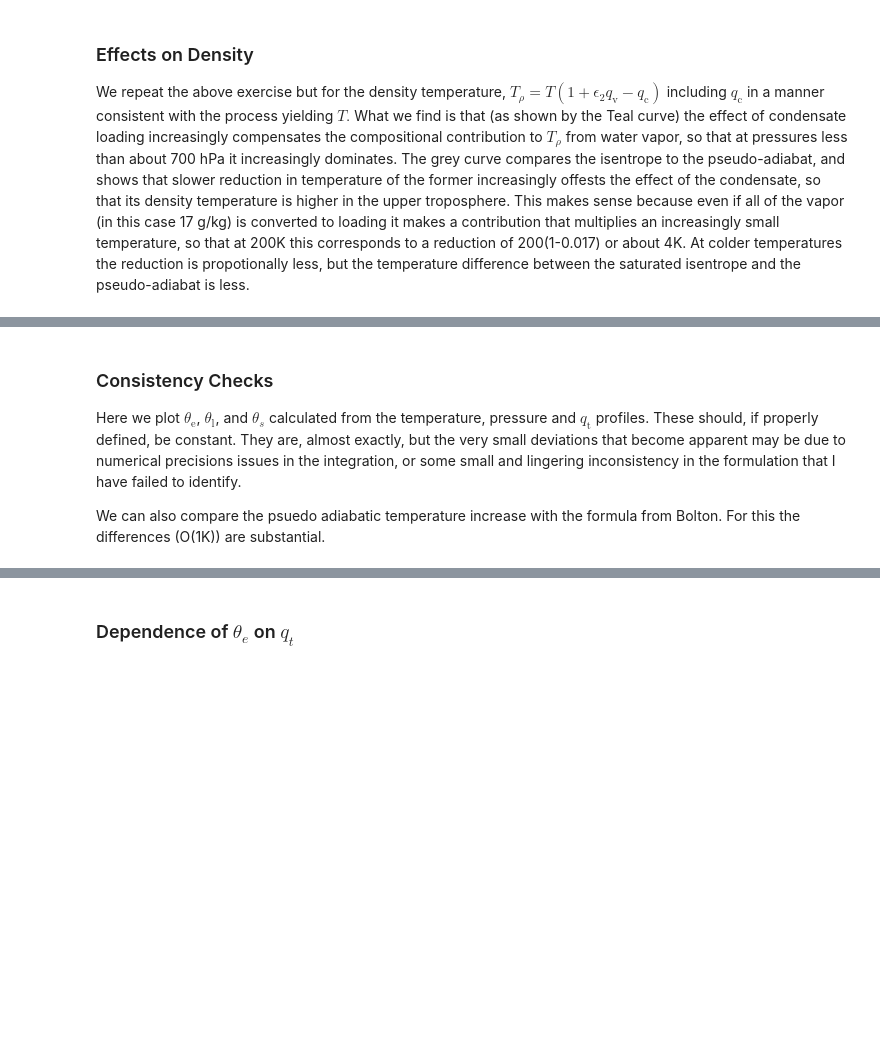
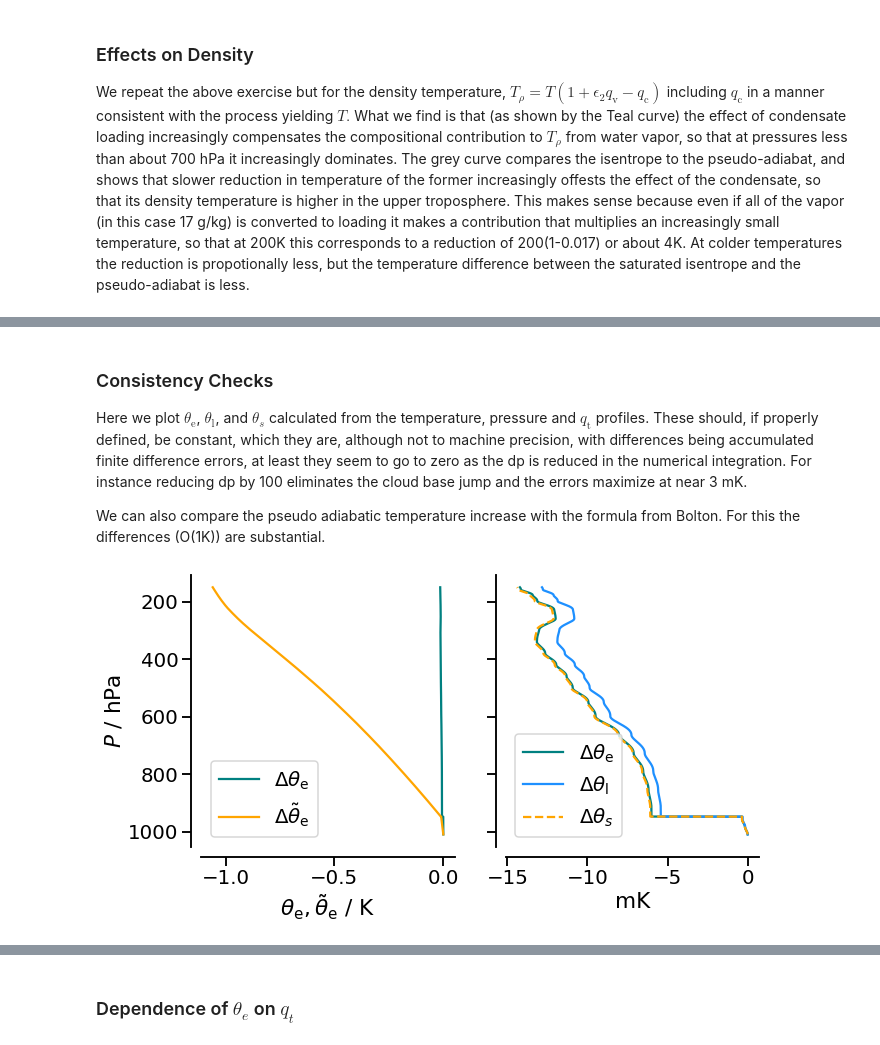
Before and after one commit to bjorn-stevens/Thermodynamics, a Jupyter notebook: moist-thermodynamics.ipynb, the cells around one changed output, grey strips where cells are left out. Drawn from its saved outputs; the diff is of its cells as text; code cells hidden in the pictures; blank space fills up the shorter version.

```diff
--- a/moist-thermodynamics.ipynb
+++ b/moist-thermodynamics.ipynb
@@ -12,6 +10,7 @@ import aes_thermo as  mt
 from scipy import interpolate, optimize
 
 !%matplotlib inline
+plot_dir = '/Users/m219063/Research/Projects/Thermodynamics/plots/'
 print (mt.Rd,mt.cpd,mt.Rv,mt.sd00)
 # %% [output]
 /bin/sh: line 0: fg: no job control
@@ -323,43 +251,45 @@ sns.despine(offset=10)
 # %% [markdown]
 ### Consistency Checks ###
 
-Here we plot $\theta_\mathrm{e}$, $\theta_\mathrm{l}$, and $\theta_s$ calculated from the temperature, pressure and $q_\mathrm{t}$ profiles.   These should, if properly defined, be constant.  They are, almost exactly, but the very small deviations that become apparent may be due to numerical precisions issues in the integration, or some small and lingering inconsistency in the formulation that I have failed to identify.
+Here we plot $\theta_\mathrm{e}$, $\theta_\mathrm{l}$, and $\theta_s$ calculated from the temperature, pressure and $q_\mathrm{t}$ profiles.   These should, if properly defined, be constant, which they are, although not to machine precision, with differences being accumulated finite difference errors, at least they seem to go to zero as the dp is reduced in the numerical integration.  For instance reducing dp by 100 eliminates the cloud base jump and the errors maximize at near 3 mK.
 
-We can also compare the psuedo adiabatic temperature increase with the formula from Bolton.  For this the differences (O(1K)) are substantial.
+We can also compare the pseudo adiabatic temperature increase with the formula from Bolton.  For this the differences (O(1K)) are substantial.
 # %%
 xfld = np.zeros((len(Px),4))
 
 for i,x in enumerate(Px):
     xfld[i,0] = mt.get_theta_e(Tx1[i],x,qt)
-    xfld[i,1] = mt.get_theta_e(Tx3[i],x,qt,formula='bolton')
+    xfld[i,1] = mt.get_pseudo_theta_e(Tx3[i],x,qt)
 
 fig = plt.figure(figsize=(10,5))
 ax1 = plt.subplot(1,2,1)
 ax1.set_xlabel('$\\theta_\mathrm{e}, \\tilde{\\theta}_\mathrm{e}$ / K')
 ax1.set_ylabel('$P$ / hPa')
 plt.plot(xfld[:,0]-xfld[0,0],Px/100.,c='teal',label='$\\Delta \\theta_\mathrm{e}$')
 plt.plot(xfld[:,1]-xfld[0,1],Px/100.,c='orange',label='$\\Delta \\tilde{\\theta}_\mathrm{e}$')
 
 plt.gca().invert_yaxis()
 plt.legend(loc="lower left")
 
 for i,x in enumerate(Px):
     xfld[i,1] = mt.get_theta_l(Tx1[i],x,qt)
     xfld[i,3] = mt.get_theta_s(Tx1[i],x,qt)
 
 ax2 = plt.subplot(1,2,2)
 ax2.set_xlabel('mK')
 ax2.set_yticklabels([])
 plt.plot((xfld[:,0]-xfld[0,0])*1000.,Px/100.,c='teal',label='$\\Delta \\theta_\mathrm{e}$')
 plt.plot((xfld[:,1]-xfld[0,1])*1000.,Px/100.,c='dodgerblue',label='$\\Delta \\theta_\mathrm{l}$')
 plt.plot((xfld[:,3]-xfld[0,3])*1000.,Px/100.,c='orange',ls='dashed',label='$\\Delta \\theta_s$')
 
 plt.gca().invert_yaxis()
 plt.legend(loc="lower left")
 
 sns.set_context("talk", font_scale=1.2)
 sns.despine(offset=10)
-fig.savefig('thetas-consistency.pdf')
+fig.savefig(plot_dir+'thetas-consistency.pdf')
+# %% [output]
+[figure, added]
 # %%
 fig = plt.figure(figsize=(6,6))
 
```
Also changed, not shown: parts of 19 cells of this notebook, 15 other files.
